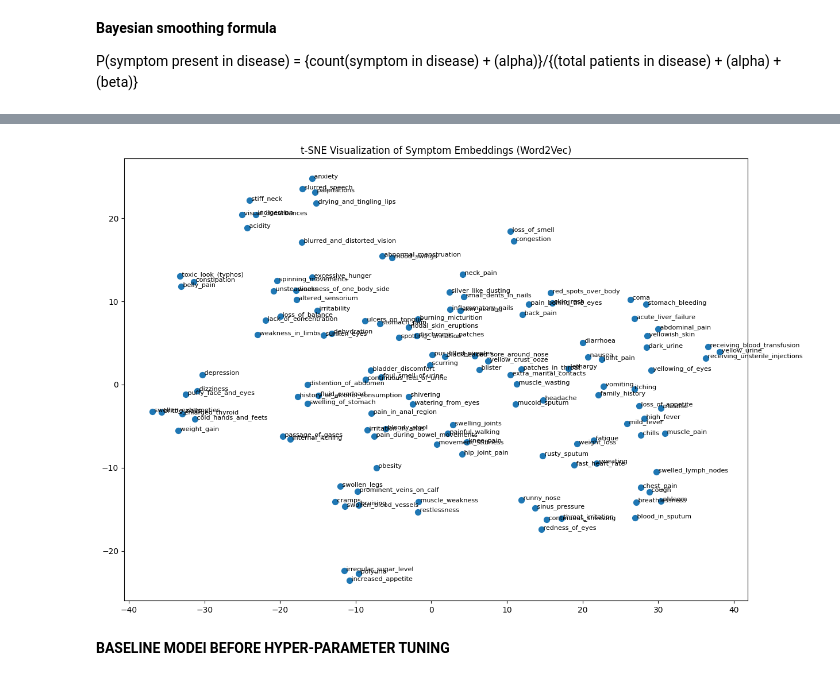
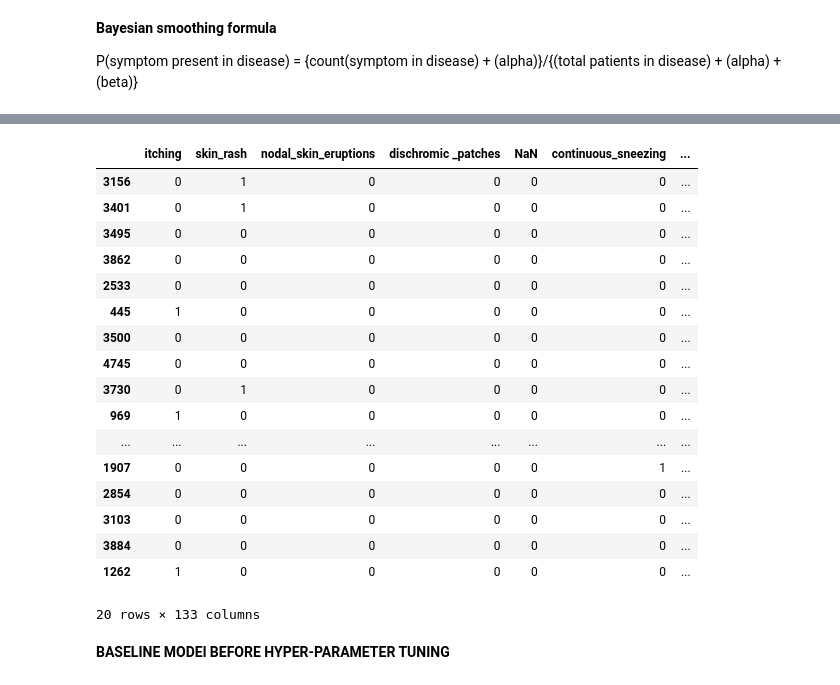
Before and after one commit to raman7976/Symptom-Disease-Diagnosis-ML, a Jupyter notebook: symptom-disease-diagnosis.ipynb, the cells around one changed output, grey strips where cells are left out. Saved outputs shown, nothing was run; the diff lists cells and outputs as text; code cells hidden in the pictures.

```diff
--- a/symptom-disease-diagnosis.ipynb
+++ b/symptom-disease-diagnosis.ipynb
@@ -303,31 +126,0 @@ Community 8: [' blackheads', ' scurring', ' pus_filled_pimples']
-# %%
-from gensim.models import Word2Vec
-from sklearn.manifold import TSNE
-import matplotlib.pyplot as plt
-import numpy as np
-
-# Prepare symptom lists for Word2Vec training
-symptom_lists = binary_matrix.apply(lambda row: [symptom for symptom, val in row.items() if val == 1], axis=1).tolist()
-
-# Train Word2Vec model (you can increase vector_size to 100 if memory allows)
-word2vec_model = Word2Vec(sentences=symptom_lists, vector_size=50, window=5, min_count=1, workers=4, epochs=100)
-
-# Create embeddings array
-symptom_names = list(word2vec_model.wv.key_to_index.keys())
-symptom_vectors = np.array([word2vec_model.wv[s] for s in symptom_names])
-
-# Visualize using t-SNE
-tsne = TSNE(n_components=2, random_state=42, perplexity=10, n_iter=3000)
-embedding_2d = tsne.fit_transform(symptom_vectors)
-
-# Plot
-plt.figure(figsize=(14, 10))
-plt.scatter(embedding_2d[:, 0], embedding_2d[:, 1], s=50)
-
-for i, symptom in enumerate(symptom_names):
-    plt.annotate(symptom, (embedding_2d[i, 0], embedding_2d[i, 1]), fontsize=8)
-
-plt.title("t-SNE Visualization of Symptom Embeddings (Word2Vec)")
-plt.show()
-# %% [output]
-[figure, removed]
@@ -343,0 +127,26 @@ X_train, X_test, y_train, y_test = train_test_split(X, y,
+# %%
+from sklearn.preprocessing import LabelEncoder
+le = LabelEncoder()
+
+binary_matrix['Disease'] = le.fit_transform(binary_matrix['Disease'])
+# %%
+binary_matrix.sample(20)
+# %% [output]
+|  | itching | skin_rash | nodal_skin_eruptions | dischromic _patches | NaN | continuous_sneezing | ... |
+| 3156 | 0 | 1 | 0 | 0 | 0 | 0 | ... |
+| 3401 | 0 | 1 | 0 | 0 | 0 | 0 | ... |
+| 3495 | 0 | 0 | 0 | 0 | 0 | 0 | ... |
+| 3862 | 0 | 0 | 0 | 0 | 0 | 0 | ... |
+| 2533 | 0 | 0 | 0 | 0 | 0 | 0 | ... |
+| 445 | 1 | 0 | 0 | 0 | 0 | 0 | ... |
+| 3500 | 0 | 0 | 0 | 0 | 0 | 0 | ... |
+| 4745 | 0 | 0 | 0 | 0 | 0 | 0 | ... |
+| 3730 | 0 | 1 | 0 | 0 | 0 | 0 | ... |
+| 969 | 1 | 0 | 0 | 0 | 0 | 0 | ... |
+| ... | ... | ... | ... | ... | ... | ... | ... |
+| 1907 | 0 | 0 | 0 | 0 | 0 | 1 | ... |
+| 2854 | 0 | 0 | 0 | 0 | 0 | 0 | ... |
+| 3103 | 0 | 0 | 0 | 0 | 0 | 0 | ... |
+| 3884 | 0 | 0 | 0 | 0 | 0 | 0 | ... |
+| 1262 | 1 | 0 | 0 | 0 | 0 | 0 | ... |
+20 rows × 133 columns
```
Also changed, not shown: parts of 33 cells of this notebook.
